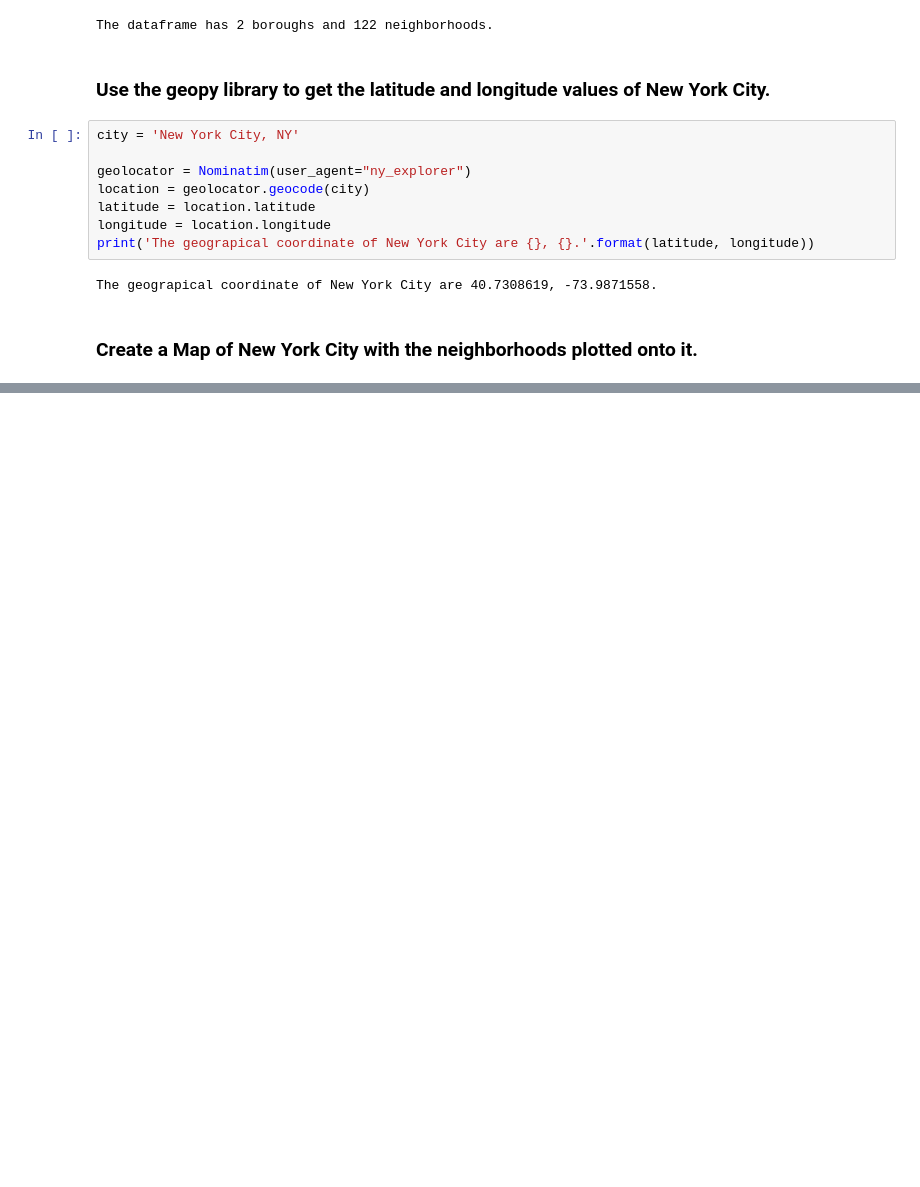
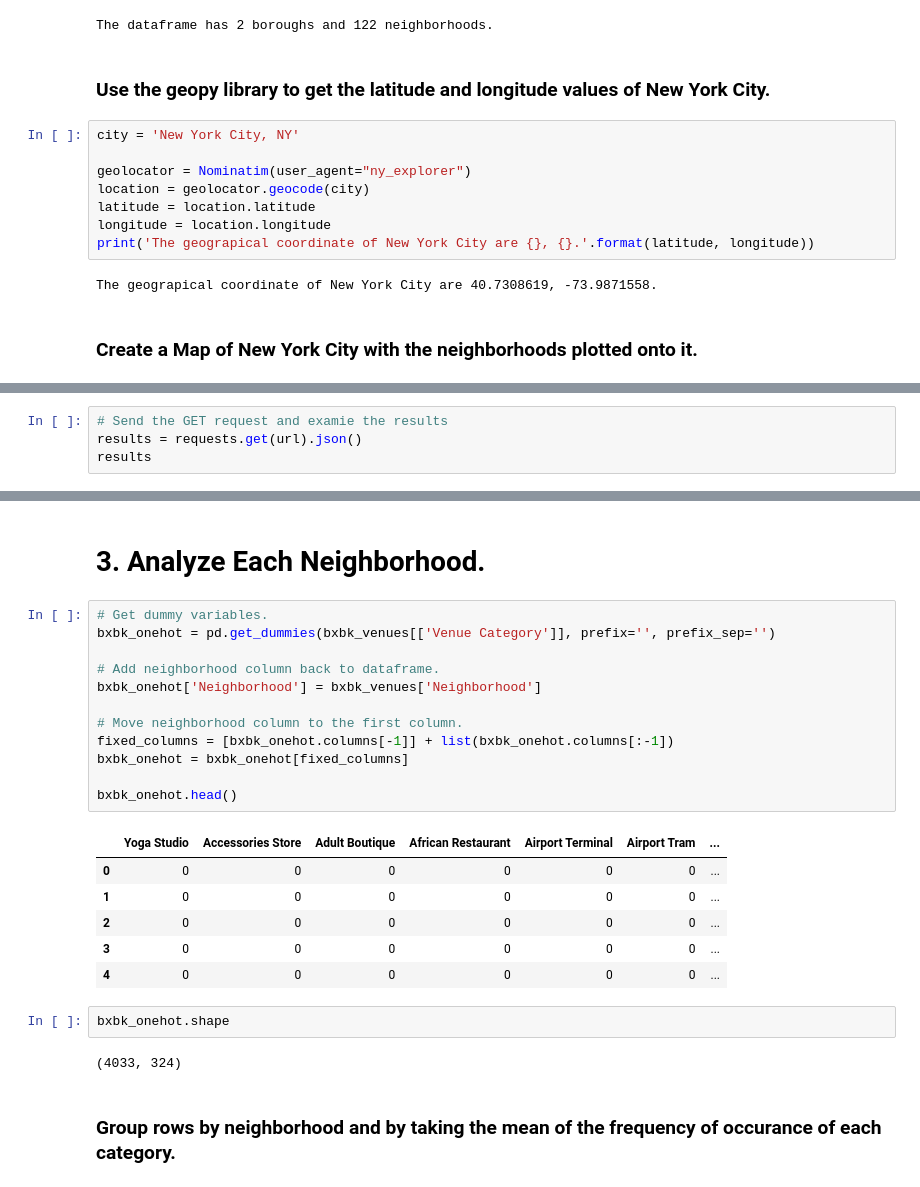
Before and after one commit to AndresLoaiciga/Foursquare-Neighborhood-Segmentation, a Jupyter notebook: Bronx and Brooklyn Neighborhood Comparison .ipynb, the cells around one changed output, grey strips where cells are left out. Saved outputs shown, nothing was run; the diff lists cells and outputs as text; blank space fills up the shorter version.

```diff
--- a/Bronx and Brooklyn Neighborhood Comparison .ipynb
+++ b/Bronx and Brooklyn Neighborhood Comparison .ipynb
@@ -217,0 +284,4 @@ map_newyork
+# %%
+# Send the GET request and examie the results
+results = requests.get(url).json()
+results
@@ -217,0 +476,27 @@ map_newyork
+# %% [markdown]
+# 3. Analyze Each Neighborhood.
+# %%
+# Get dummy variables.
+bxbk_onehot = pd.get_dummies(bxbk_venues[['Venue Category']], prefix='', prefix_sep='')
+
+# Add neighborhood column back to dataframe.
+bxbk_onehot['Neighborhood'] = bxbk_venues['Neighborhood']
+
+# Move neighborhood column to the first column.
+fixed_columns = [bxbk_onehot.columns[-1]] + list(bxbk_onehot.columns[:-1])
+bxbk_onehot = bxbk_onehot[fixed_columns]
+
+bxbk_onehot.head()
+# %% [output]
+|  | Yoga Studio | Accessories Store | Adult Boutique | African Restaurant | Airport Terminal | Airport Tram | ... |
+| 0 | 0 | 0 | 0 | 0 | 0 | 0 | ... |
+| 1 | 0 | 0 | 0 | 0 | 0 | 0 | ... |
+| 2 | 0 | 0 | 0 | 0 | 0 | 0 | ... |
+| 3 | 0 | 0 | 0 | 0 | 0 | 0 | ... |
+| 4 | 0 | 0 | 0 | 0 | 0 | 0 | ... |
+# %%
+bxbk_onehot.shape
+# %% [output]
+(4033, 324)
+# %% [markdown]
+### Group rows by neighborhood and by taking the mean of the frequency of occurance of each category.
```
Also changed, not shown: parts of 37 cells of this notebook.
